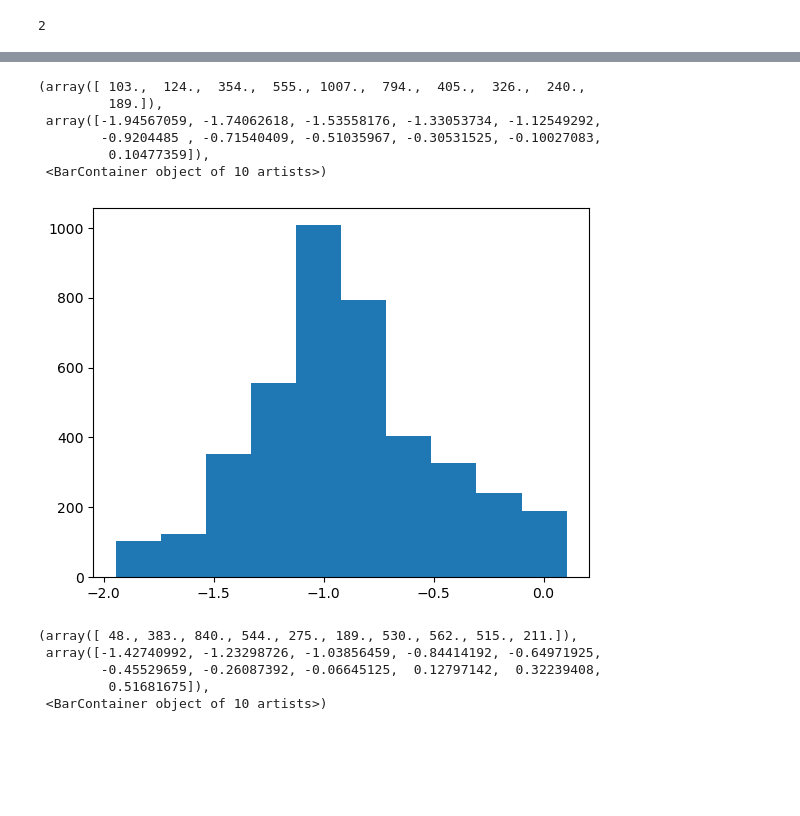
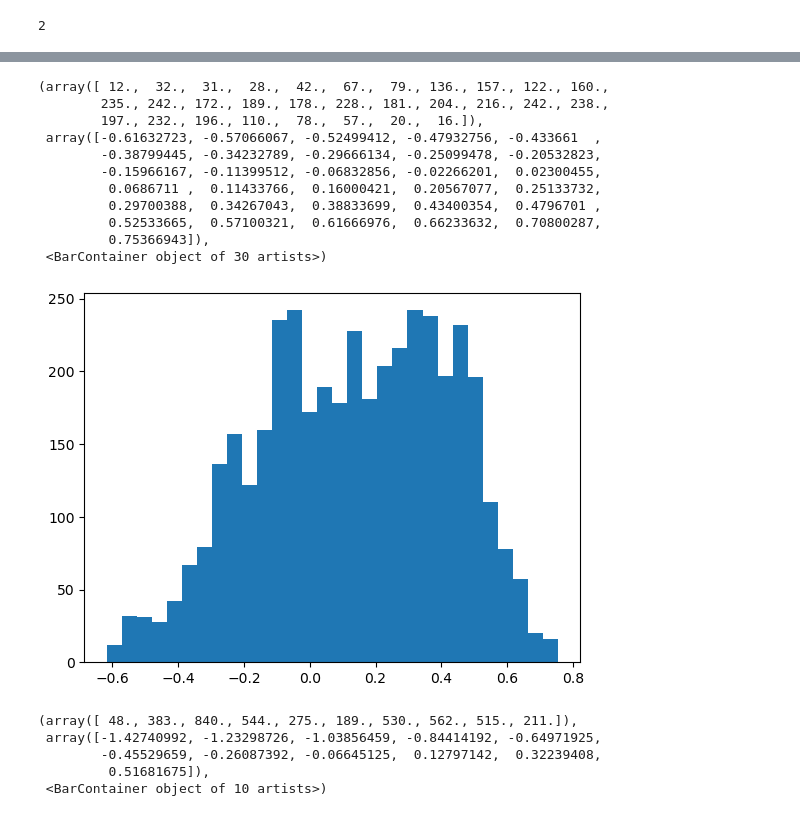
Before and after one commit to fbristotti/cqf, a Jupyter notebook: final/final.ipynb, the cells around one changed output, grey strips where cells are left out. Cells and saved outputs as stored; diff of their text form; code cells hidden in the pictures; blank space fills up the shorter version.

```diff
--- a/final/final.ipynb
+++ b/final/final.ipynb
@@ -360,16 +383,21 @@ def brownian_bridge(T, K, B):
     return W
 # %%
 K = 12
-bbb = brownian_bridge(1, K, np.random.randn(2**K))
-plt.hist(bbb)
+bbb = brownian_bridge(1., K, np.random.randn(2**K))
+plt.hist(bbb, bins=30)
 # %% [output]
-(array([ 103.,  124.,  354.,  555., 1007.,  794.,  405.,  326.,  240.,
-         189.]),
- array([-1.94567059, -1.74062618, -1.53558176, -1.33053734, -1.12549292,
-        -0.9204485 , -0.71540409, -0.51035967, -0.30531525, -0.10027083,
-         0.10477359]),
- <BarContainer object of 10 artists>)
+(array([ 12.,  32.,  31.,  28.,  42.,  67.,  79., 136., 157., 122., 160.,
+        235., 242., 172., 189., 178., 228., 181., 204., 216., 242., 238.,
+        197., 232., 196., 110.,  78.,  57.,  20.,  16.]),
+ array([-0.61632723, -0.57066067, -0.52499412, -0.47932756, -0.433661  ,
+        -0.38799445, -0.34232789, -0.29666134, -0.25099478, -0.20532823,
+        -0.15966167, -0.11399512, -0.06832856, -0.02266201,  0.02300455,
+         0.0686711 ,  0.11433766,  0.16000421,  0.20567077,  0.25133732,
+         0.29700388,  0.34267043,  0.38833699,  0.43400354,  0.4796701 ,
+         0.52533665,  0.57100321,  0.61666976,  0.66233632,  0.70800287,
+         0.75366943]),
+ <BarContainer object of 30 artists>)
-[figure, old version]
+[figure, new version]
 # %%
 # %% [output]
 (array([ 48., 383., 840., 544., 275., 189., 530., 562., 515., 211.]),
```
Also changed, not shown: parts of 15 cells of this notebook.
